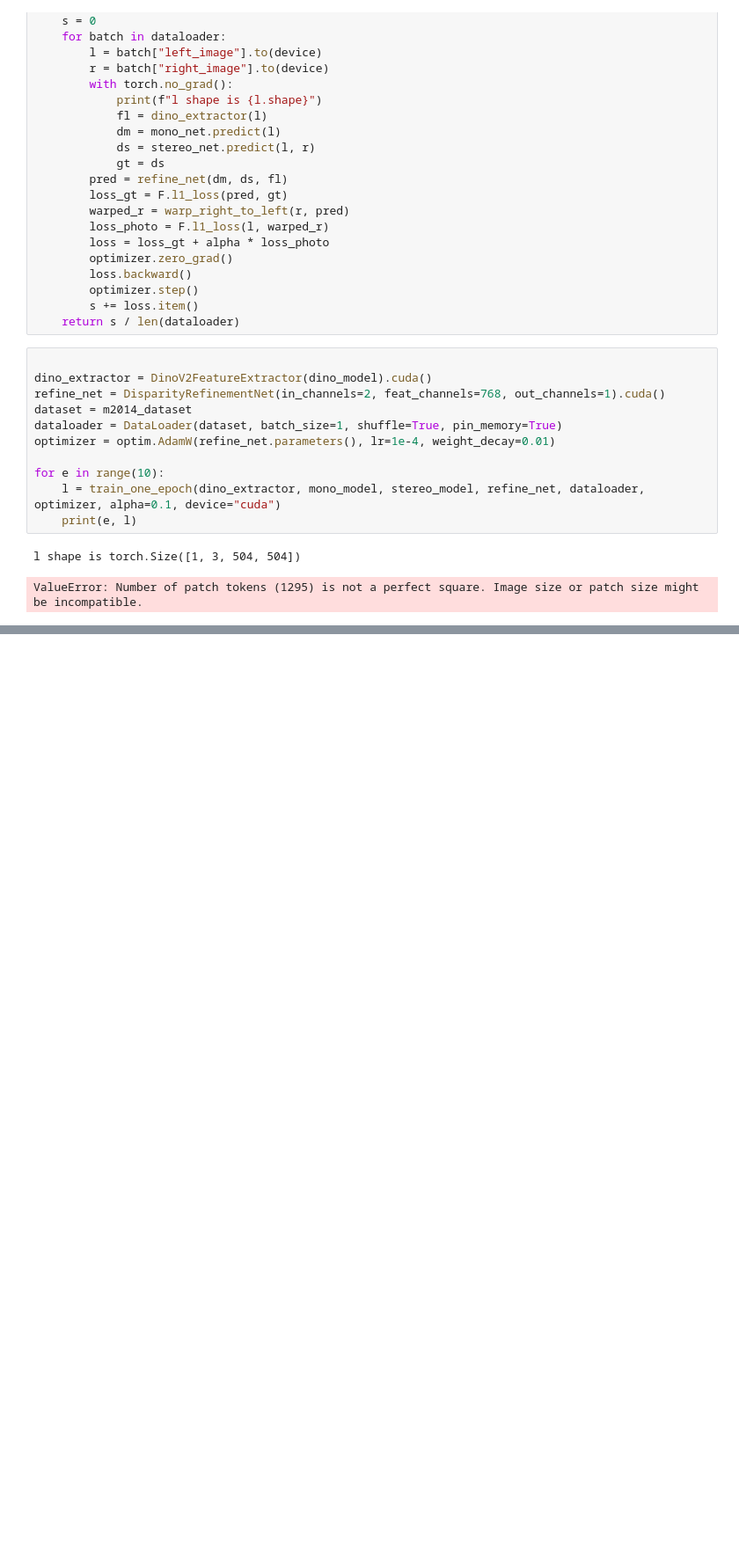
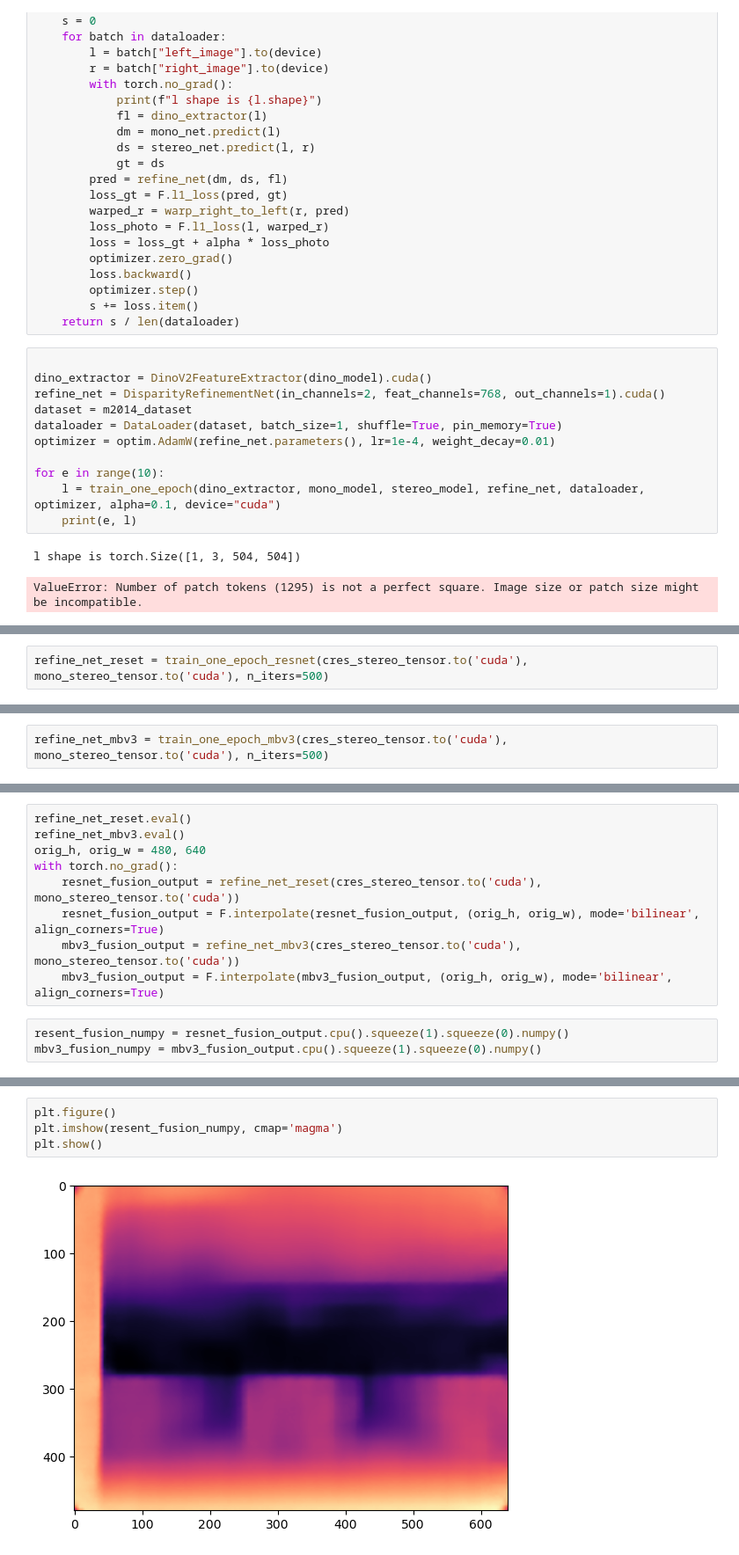
Before and after one commit to WEIIEW97/MxSR, a Jupyter notebook: stereo_cmp.ipynb, the cells around one changed output, grey strips where cells are left out. Shown at 88% size. Saved outputs shown, nothing was run; the diff lists cells and outputs as text; blank space fills up the shorter version.

```diff
--- a/stereo_cmp.ipynb
+++ b/stereo_cmp.ipynb
@@ -252,0 +513,2 @@ ValueError: Number of patch tokens (1295) is not a perfect square. Image size or
+# %%
+refine_net_reset = train_one_epoch_resnet(cres_stereo_tensor.to('cuda'), mono_stereo_tensor.to('cuda'), n_iters=500)
@@ -252,0 +533,2 @@ ValueError: Number of patch tokens (1295) is not a perfect square. Image size or
+# %%
+refine_net_mbv3 = train_one_epoch_mbv3(cres_stereo_tensor.to('cuda'), mono_stereo_tensor.to('cuda'), n_iters=500)
@@ -252,0 +587,12 @@ ValueError: Number of patch tokens (1295) is not a perfect square. Image size or
+# %%
+refine_net_reset.eval()
+refine_net_mbv3.eval()
+orig_h, orig_w = 480, 640
+with torch.no_grad():
+    resnet_fusion_output = refine_net_reset(cres_stereo_tensor.to('cuda'), mono_stereo_tensor.to('cuda'))
+    resnet_fusion_output = F.interpolate(resnet_fusion_output, (orig_h, orig_w), mode='bilinear', align_corners=True)
+    mbv3_fusion_output = refine_net_mbv3(cres_stereo_tensor.to('cuda'), mono_stereo_tensor.to('cuda'))
+    mbv3_fusion_output = F.interpolate(mbv3_fusion_output, (orig_h, orig_w), mode='bilinear', align_corners=True)
+# %%
+resent_fusion_numpy = resnet_fusion_output.cpu().squeeze(1).squeeze(0).numpy()
+mbv3_fusion_numpy = mbv3_fusion_output.cpu().squeeze(1).squeeze(0).numpy()
@@ -252,0 +635,6 @@ ValueError: Number of patch tokens (1295) is not a perfect square. Image size or
+# %%
+plt.figure()
+plt.imshow(resent_fusion_numpy, cmap='magma')
+plt.show()
+# %% [output]
+[figure, added]
```
Also changed, not shown: parts of 23 cells of this notebook.
